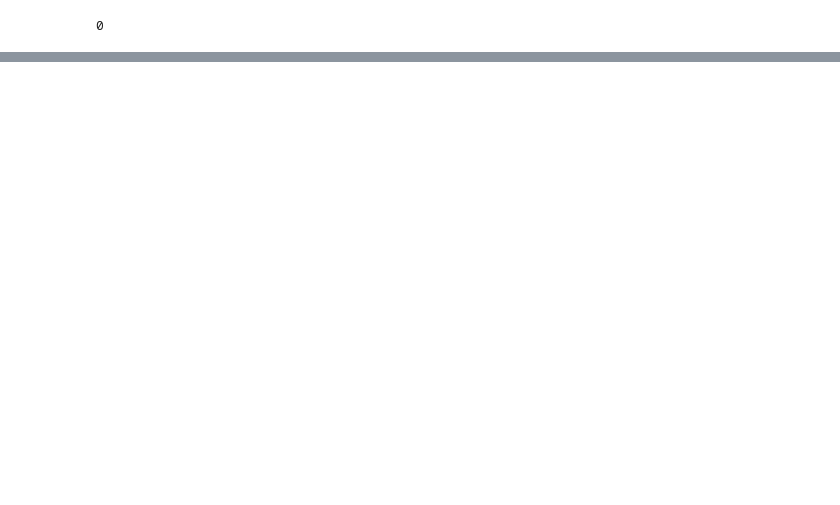
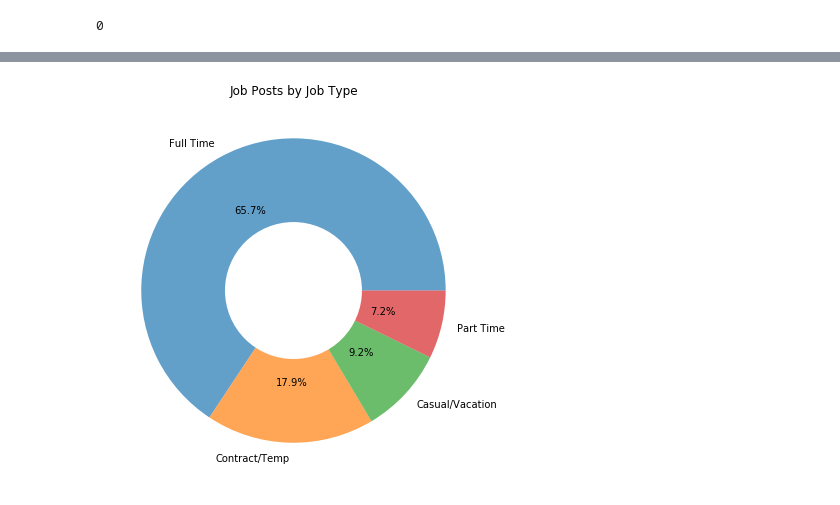
Before and after one commit to subtitled/Big_Data_Analysis_Part_1, a Jupyter notebook: ass1.ipynb, the cells around one changed output, grey strips where cells are left out. Saved outputs shown, nothing was run; the diff lists cells and outputs as text; code cells hidden in the pictures; blank space fills up the shorter version.

```diff
--- a/ass1.ipynb
+++ b/ass1.ipynb
@@ -218,0 +288,18 @@ null_count.plot(kind='bar')
+# %%
+# Job posts by Job Type pie-chart:
+df_typePie = df.groupby('JobType').count()
+df_typePie['JobType'] = df_typePie.index
+df_typePie['Count'] = df_typePie['Id']
+df_typePie = df_typePie.sort_values(by=['Count'], ascending=False)
+# %%
+# Chart
+fig, ax = plt.subplots(figsize=(7,7))
+ax.pie(df_typePie['Count'], labels=df_typePie['JobType'], wedgeprops={'alpha':0.7}, autopct='%1.1f%%')
+ax.set_title('Job Posts by Job Type', loc='center')
+
+# add centre circle to make it a donut
+centre_circle2 = plt.Circle((0,0),0.45,color='black', fc='white',linewidth=0)
+ax.add_patch(centre_circle2)
+plt.show()
+# %% [output]
+[figure, added]
```
Also changed, not shown: parts of 13 cells of this notebook.
